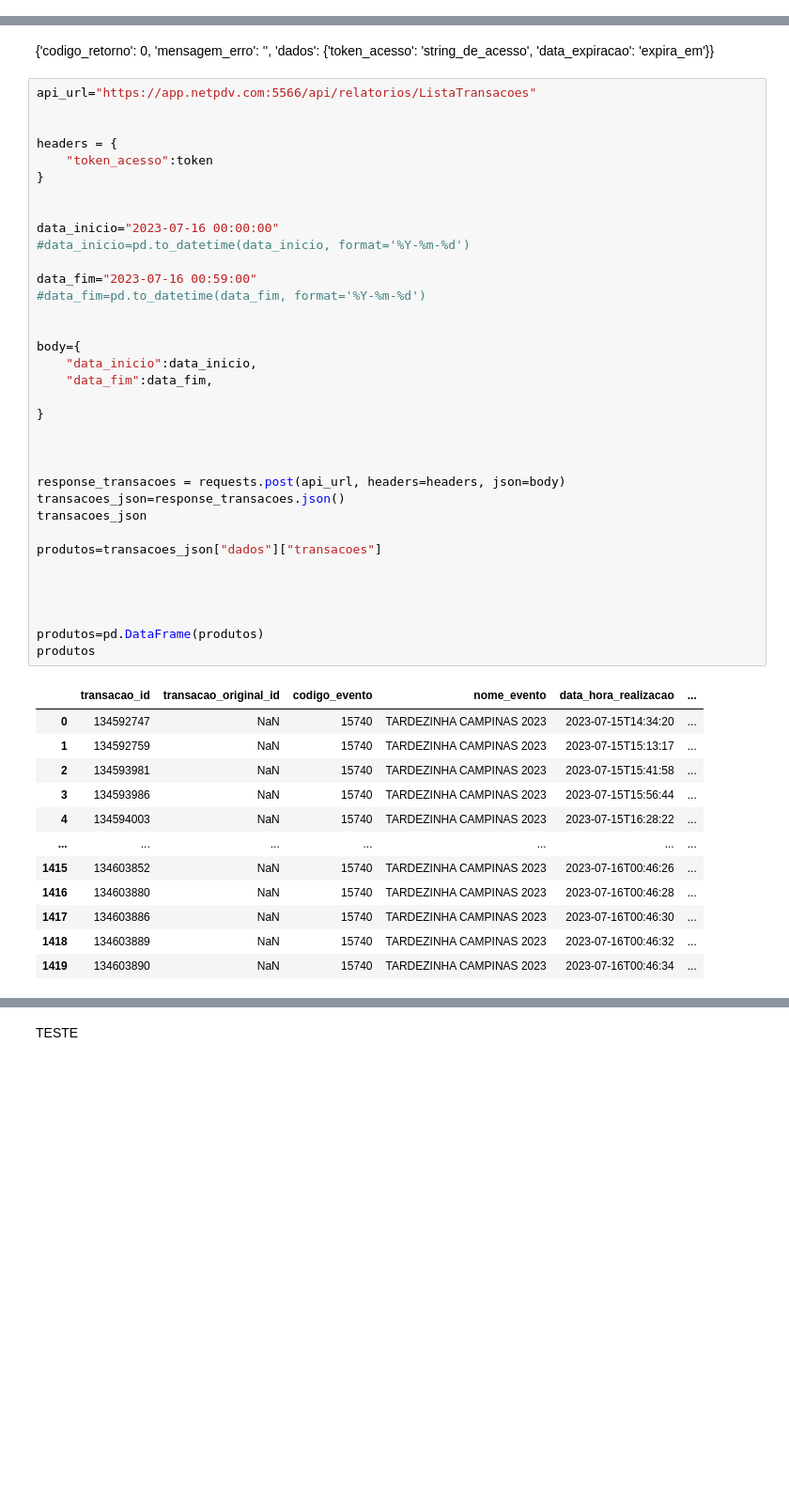
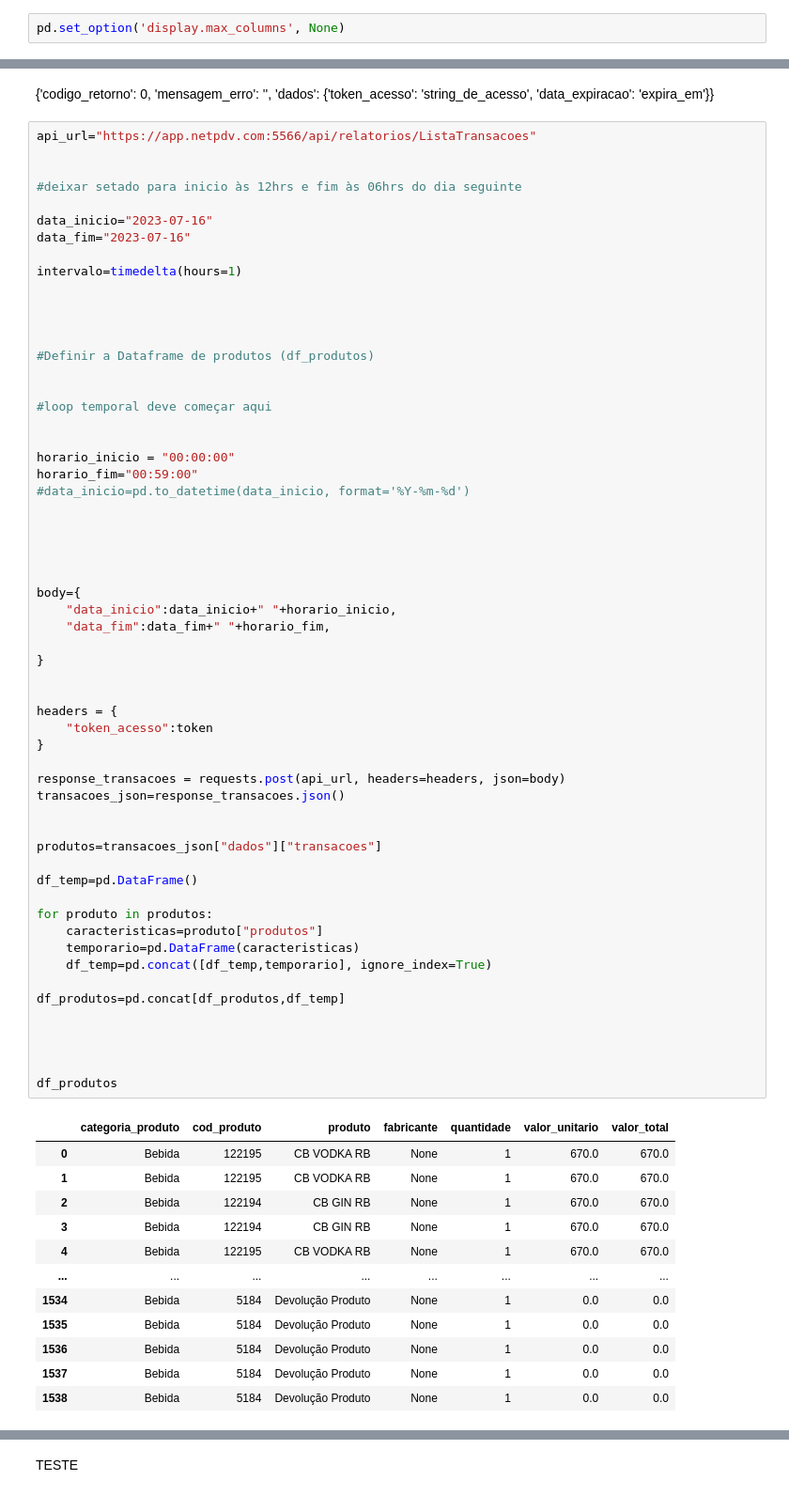
Before and after one commit to mateusono1/CB-Produ-es, a Jupyter notebook: API_ZIG.ipynb, the cells around one changed output, grey strips where cells are left out. Shown: that part at 94% size. Saved outputs shown, nothing was run; the diff lists cells and outputs as text; blank space fills up the shorter version.

Commit message:
inicio do loop temporal

```diff
--- a/API_ZIG.ipynb
+++ b/API_ZIG.ipynb
@@ -344,3 +353,5 @@ todas_recargas
+# %%
+pd.set_option('display.max_columns', None)
 # %%
 #Geração do Token de acesso
 #Geração do Token de acesso
@@ -389,49 +400,72 @@ token
   'data_expiracao': 'expira_em'}}
 # %%
 api_url="https://app.netpdv.com:5566/api/relatorios/ListaTransacoes"
+
+
+#deixar setado para inicio às 12hrs e fim às 06hrs do dia seguinte
+
+data_inicio="2023-07-16"
+data_fim="2023-07-16"
+
+intervalo=timedelta(hours=1)
+
+
+
+
+#Definir a Dataframe de produtos (df_produtos)
+
+
+#loop temporal deve começar aqui
+
+
+horario_inicio = "00:00:00"
+horario_fim="00:59:00"
+#data_inicio=pd.to_datetime(data_inicio, format='%Y-%m-%d')
+
+
+
+
+
+body={
+    "data_inicio":data_inicio+" "+horario_inicio,
+    "data_fim":data_fim+" "+horario_fim,
+
+}
 
 
 headers = {
     "token_acesso":token
 }
 
-
-data_inicio="2023-07-16 00:00:00"
-#data_inicio=pd.to_datetime(data_inicio, format='%Y-%m-%d')
-
-data_fim="2023-07-16 00:59:00"
-#data_fim=pd.to_datetime(data_fim, format='%Y-%m-%d')
+response_transacoes = requests.post(api_url, headers=headers, json=body)
+transacoes_json=response_transacoes.json()
 
 
-body={
-    "data_inicio":data_inicio,
-    "data_fim":data_fim,
+produtos=transacoes_json["dados"]["transacoes"]
 
-}
+df_temp=pd.DataFrame()
 
+for produto in produtos:
+    caracteristicas=produto["produtos"]
+    temporario=pd.DataFrame(caracteristicas)
+    df_temp=pd.concat([df_temp,temporario], ignore_index=True)
 
-
-response_transacoes = requests.post(api_url, headers=headers, json=body)
-transacoes_json=response_transacoes.json()
-transacoes_json
-
-produtos=transacoes_json["dados"]["transacoes"]
+df_produtos=pd.concat[df_produtos,df_temp]
 
 
 
 
-produtos=pd.DataFrame(produtos)
-produtos
+df_produtos
 # %% [output]
-|  | transacao_id | transacao_original_id | codigo_evento | nome_evento | data_hora_realizacao | ... |
-| 0 | 134592747 | NaN | 15740 | TARDEZINHA CAMPINAS 2023 | 2023-07-15T14:34:20 | ... |
-| 1 | 134592759 | NaN | 15740 | TARDEZINHA CAMPINAS 2023 | 2023-07-15T15:13:17 | ... |
-| 2 | 134593981 | NaN | 15740 | TARDEZINHA CAMPINAS 2023 | 2023-07-15T15:41:58 | ... |
-| 3 | 134593986 | NaN | 15740 | TARDEZINHA CAMPINAS 2023 | 2023-07-15T15:56:44 | ... |
-| 4 | 134594003 | NaN | 15740 | TARDEZINHA CAMPINAS 2023 | 2023-07-15T16:28:22 | ... |
-| ... | ... | ... | ... | ... | ... | ... |
-| 1415 | 134603852 | NaN | 15740 | TARDEZINHA CAMPINAS 2023 | 2023-07-16T00:46:26 | ... |
-| 1416 | 134603880 | NaN | 15740 | TARDEZINHA CAMPINAS 2023 | 2023-07-16T00:46:28 | ... |
-| 1417 | 134603886 | NaN | 15740 | TARDEZINHA CAMPINAS 2023 | 2023-07-16T00:46:30 | ... |
-| 1418 | 134603889 | NaN | 15740 | TARDEZINHA CAMPINAS 2023 | 2023-07-16T00:46:32 | ... |
-| 1419 | 134603890 | NaN | 15740 | TARDEZINHA CAMPINAS 2023 | 2023-07-16T00:46:34 | ... |
+|  | categoria_produto | cod_produto | produto | fabricante | quantidade | valor_unitario | valor_total |
+| 0 | Bebida | 122195 | CB VODKA RB | None | 1 | 670.0 | 670.0 |
+| 1 | Bebida | 122195 | CB VODKA RB | None | 1 | 670.0 | 670.0 |
+| 2 | Bebida | 122194 | CB GIN RB | None | 1 | 670.0 | 670.0 |
+| 3 | Bebida | 122194 | CB GIN RB | None | 1 | 670.0 | 670.0 |
+| 4 | Bebida | 122195 | CB VODKA RB | None | 1 | 670.0 | 670.0 |
+| ... | ... | ... | ... | ... | ... | ... | ... |
+| 1534 | Bebida | 5184 | Devolução Produto | None | 1 | 0.0 | 0.0 |
+| 1535 | Bebida | 5184 | Devolução Produto | None | 1 | 0.0 | 0.0 |
+| 1536 | Bebida | 5184 | Devolução Produto | None | 1 | 0.0 | 0.0 |
+| 1537 | Bebida | 5184 | Devolução Produto | None | 1 | 0.0 | 0.0 |
+| 1538 | Bebida | 5184 | Devolução Produto | None | 1 | 0.0 | 0.0 |
```
Also changed, not shown: parts of 3 cells of this notebook.
